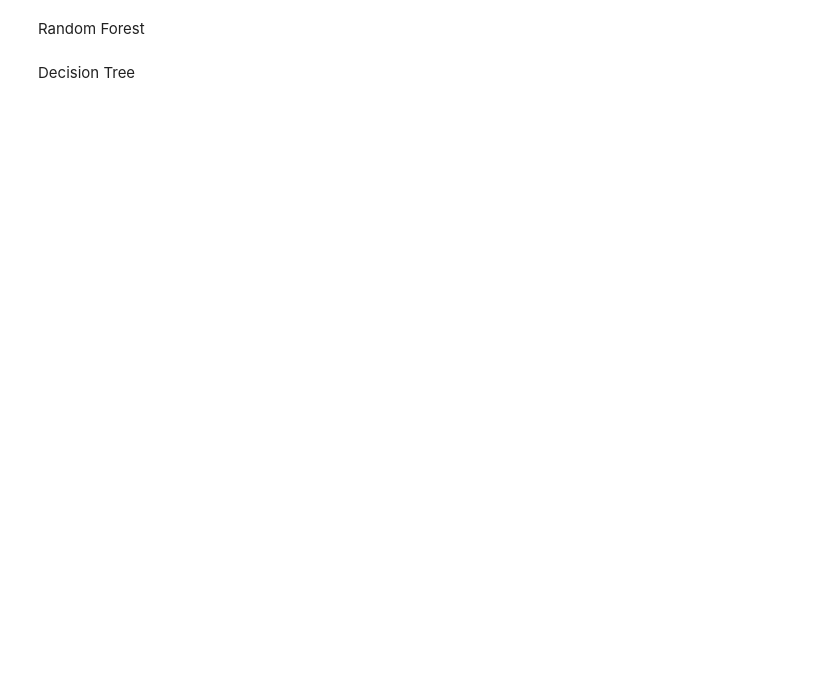
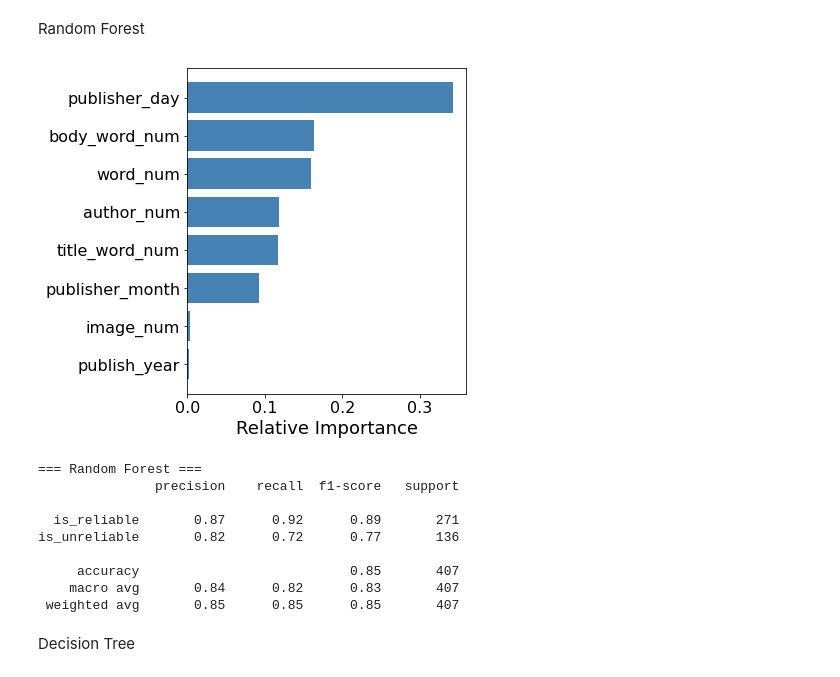
Before and after one commit to apurvamulay/ReCOVery, a Jupyter notebook: code/FakeNewsPrediction.ipynb, the cells around one changed output. Drawn from its saved outputs; the diff is of its cells as text; code cells hidden in the pictures; blank space fills up the shorter version.

```diff
--- a/code/FakeNewsPrediction.ipynb
+++ b/code/FakeNewsPrediction.ipynb
@@ -127,11 +106,13 @@ bst_params = max(res, key=lambda re: re[-1])
 bst_alpha = bst_params[0]
 bst_binarize = bst_params[1]
 print('bst_params: [ %.1f, %.1f ]' %(bst_alpha,bst_binarize))
+
+# bst_alpha = 0.1
+# bst_binarize = 0
+model = naive_bayes.BernoulliNB(alpha=bst_alpha, binarize=bst_binarize)
 '''
 
-bst_alpha = 0.1
-bst_binarize = 0
-model = naive_bayes.BernoulliNB(alpha=bst_alpha, binarize=bst_binarize)
+model = naive_bayes.BernoulliNB()
 model.fit(x_train, y_train)
 
 y_pred = model.predict(x_test)
@@ -155,10 +146,12 @@ for n_neighbors in np.arange(1,10,1):
 bst_params = max(res, key=lambda re: re[-1])
 bst_n_neighbors = bst_params[0]
 print('bst_params: [ %.1f ]' %(bst_n_neighbors))
+
+# bst_n_neighbors = 3
+model = neighbors.KNeighborsClassifier(n_neighbors=bst_n_neighbors)
 '''
 
-bst_n_neighbors = 3
-model = neighbors.KNeighborsClassifier(n_neighbors=bst_n_neighbors)
+model = neighbors.KNeighborsClassifier()
 model.fit(x_train, y_train)
 
 y_pred = model.predict(x_test)
@@ -170,37 +173,49 @@ Random Forest
 # %%
 fea_names, x_train, x_test, y_train, y_test = date_prep(CONTENT_FEATURE_PATH, LABEL_PATH)
 
 '''
 Determining parameters:
 Cross validation based on grid search
 
 res = []
 for n_estimators in np.arange(100,500,100):
     model = ensemble.RandomForestClassifier(n_estimators=n_estimators,random_state=RSEED)
     cv_results = cross_val_score(model, x_train, y_train, scoring='f1', cv=10)
     res.append([n_estimators, cv_results.mean()])
 bst_params = max(res, key=lambda re: re[-1])
 bst_n_estimators = bst_params[0]
 print('bst_params: [ %.1f ]' %(bst_n_estimators))
+
+# bst_n_estimators = 300
+model = ensemble.RandomForestClassifier(n_estimators=bst_n_estimators)
 '''
-
-bst_n_estimators = 300
-model = ensemble.RandomForestClassifier(n_estimators=bst_n_estimators)
+model = ensemble.RandomForestClassifier()
 model.fit(x_train, y_train)
 
 importances = model.feature_importances_
 indices = np.argsort(importances)
 plt.figure(figsize=(5,6))
 plt.barh(range(len(indices)), importances[indices], color='steelblue', align='center')
 plt.yticks(range(len(indices)), [str(fea_names[i]) for i in indices])
 plt.xlabel('Relative Importance')
-plt.savefig('figure/fea_imp_rf.eps',bbox_inches='tight')
+# plt.savefig('figure/fea_imp_rf.eps',bbox_inches='tight')
 plt.show()
 
 y_pred = model.predict(x_test)
 
 print('=== Random Forest ===')
 print(classification_report(y_test, y_pred, target_names=CLASSES))
+# %% [output]
+[figure, added]
+=== Random Forest ===
+               precision    recall  f1-score   support
+
+  is_reliable       0.87      0.92      0.89       271
+is_unreliable       0.82      0.72      0.77       136
+
+     accuracy                           0.85       407
+    macro avg       0.84      0.82      0.83       407
+ weighted avg       0.85      0.85      0.85       407
 # %% [markdown]
 Decision Tree
 # %%
```
Also changed, not shown: parts of 9 cells of this notebook, 6 other files.
